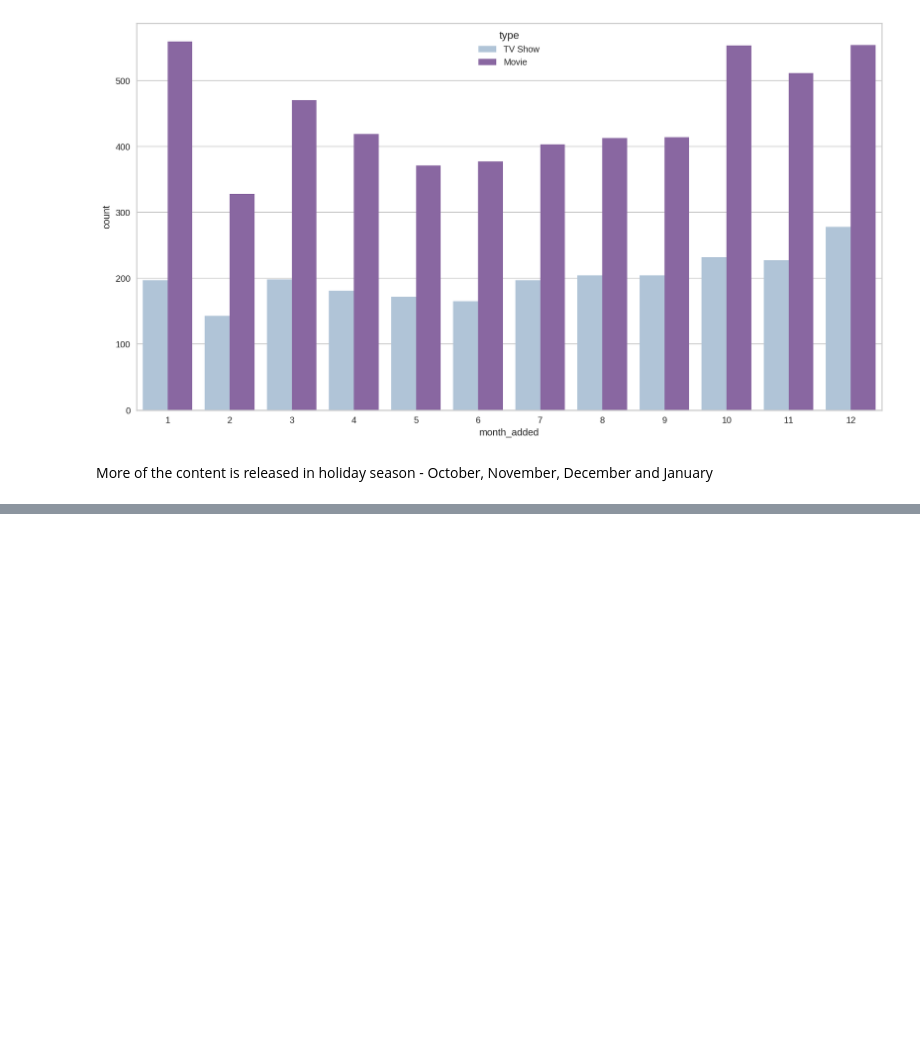
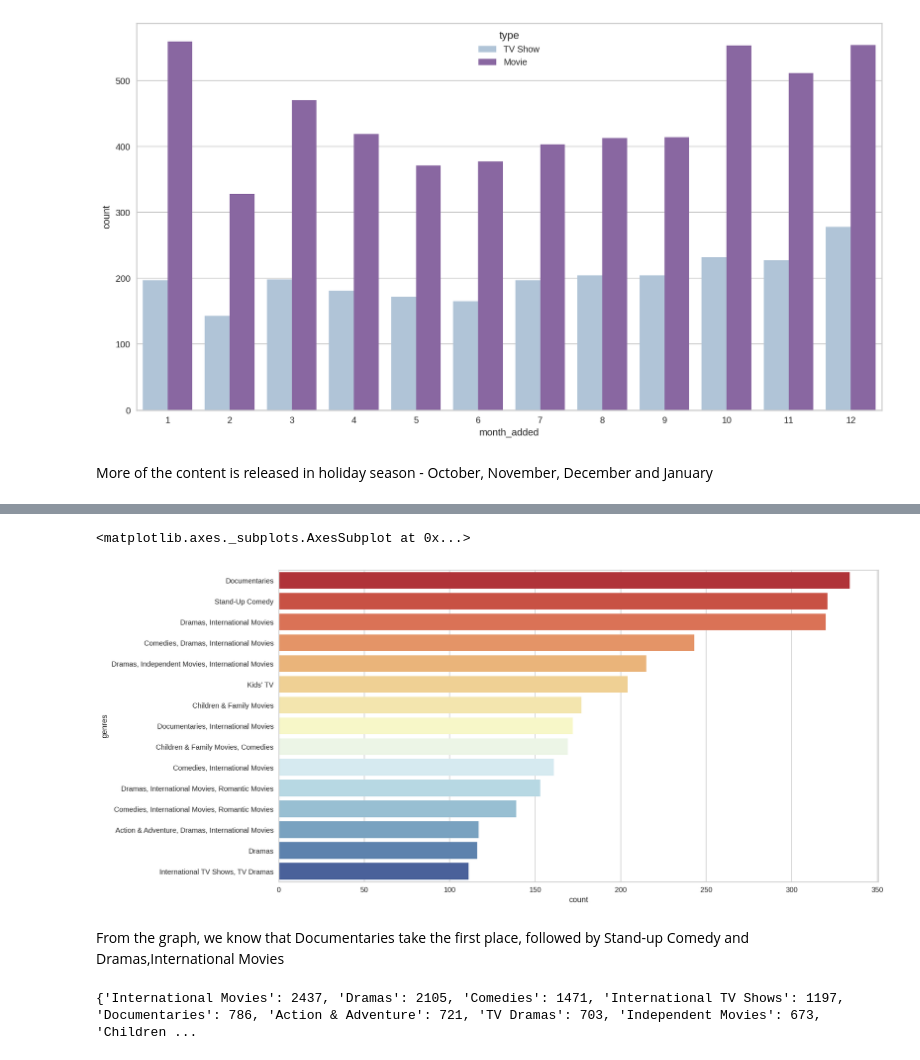
Before and after one commit to Harshjyot-Singh-Chawla/-Netflix-Movies-and-TV-shows-Clustering-, a Jupyter notebook: Copy_of_NETFLIX_MOVIES_AND_TV_SHOWS_CLUSTERING.ipynb, the cells around one changed output, grey strips where cells are left out. Drawn from its saved outputs; the diff is of its cells as text; code cells hidden in the pictures; blank space fills up the shorter version.

```diff
--- a/Copy_of_NETFLIX_MOVIES_AND_TV_SHOWS_CLUSTERING.ipynb
+++ b/Copy_of_NETFLIX_MOVIES_AND_TV_SHOWS_CLUSTERING.ipynb
@@ -496,0 +559,8 @@ More of the content is released in holiday season - October, November, December
+# %%
+plt.figure(figsize=(15,8))
+sns.countplot(y =Net_df['genres'], data = Net_df , palette="RdYlBu", order=Net_df['genres'].value_counts().index[0:15] )
+# %% [output]
+<matplotlib.axes._subplots.AxesSubplot at 0x...>
+[figure, added]
+# %% [markdown]
+From the graph, we know that Documentaries take the first place, followed by Stand-up Comedy and Dramas,International Movies
@@ -496,0 +588,4 @@ More of the content is released in holiday season - October, November, December
+# %%
+print(genres_dict)
+# %% [output]
+{'International Movies': 2437, 'Dramas': 2105, 'Comedies': 1471, 'International TV Shows': 1197, 'Documentaries': 786, 'Action & Adventure': 721, 'TV Dramas': 703, 'Independent Movies': 673, 'Children ...
```
Also changed, not shown: parts of 18 cells of this notebook.
